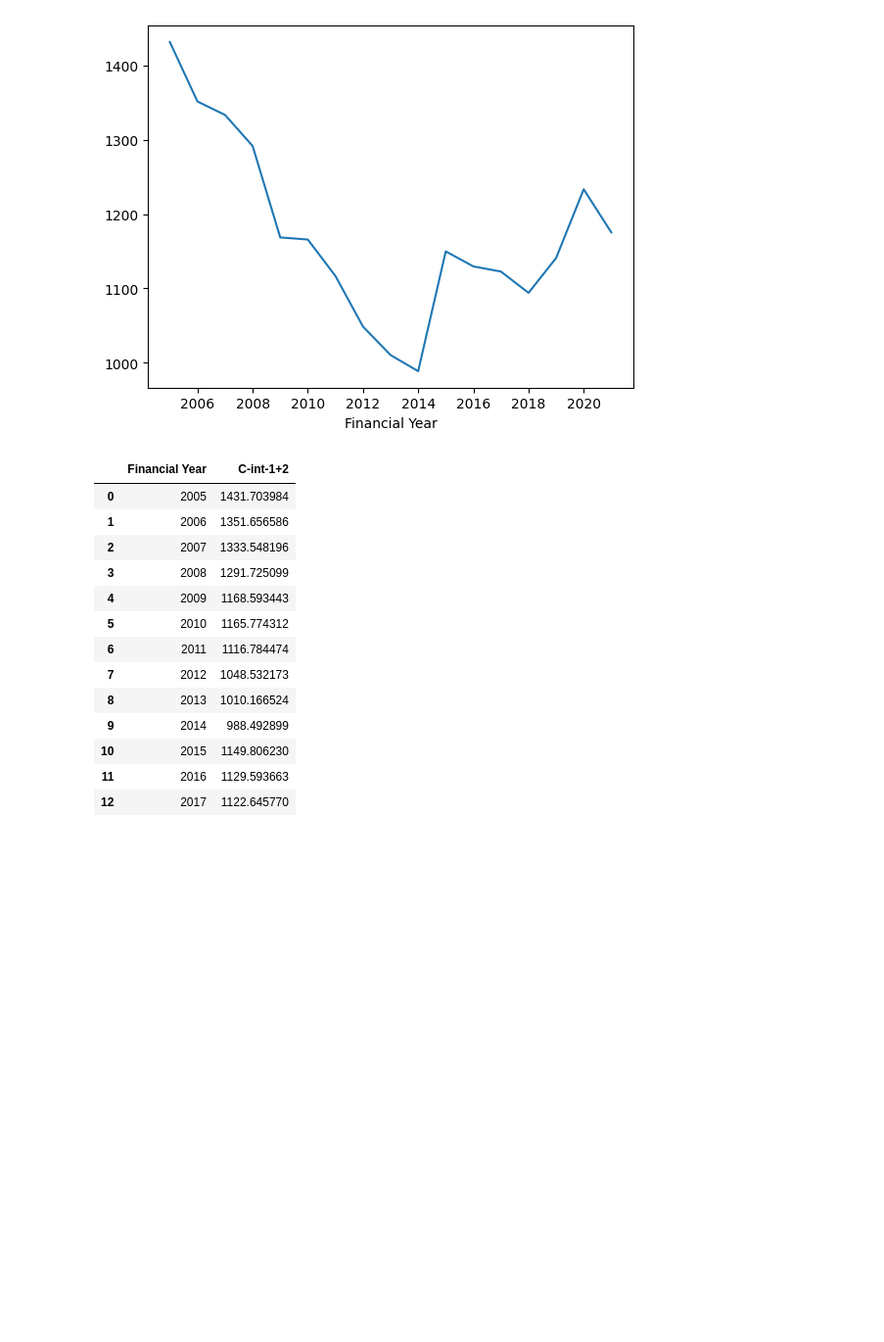
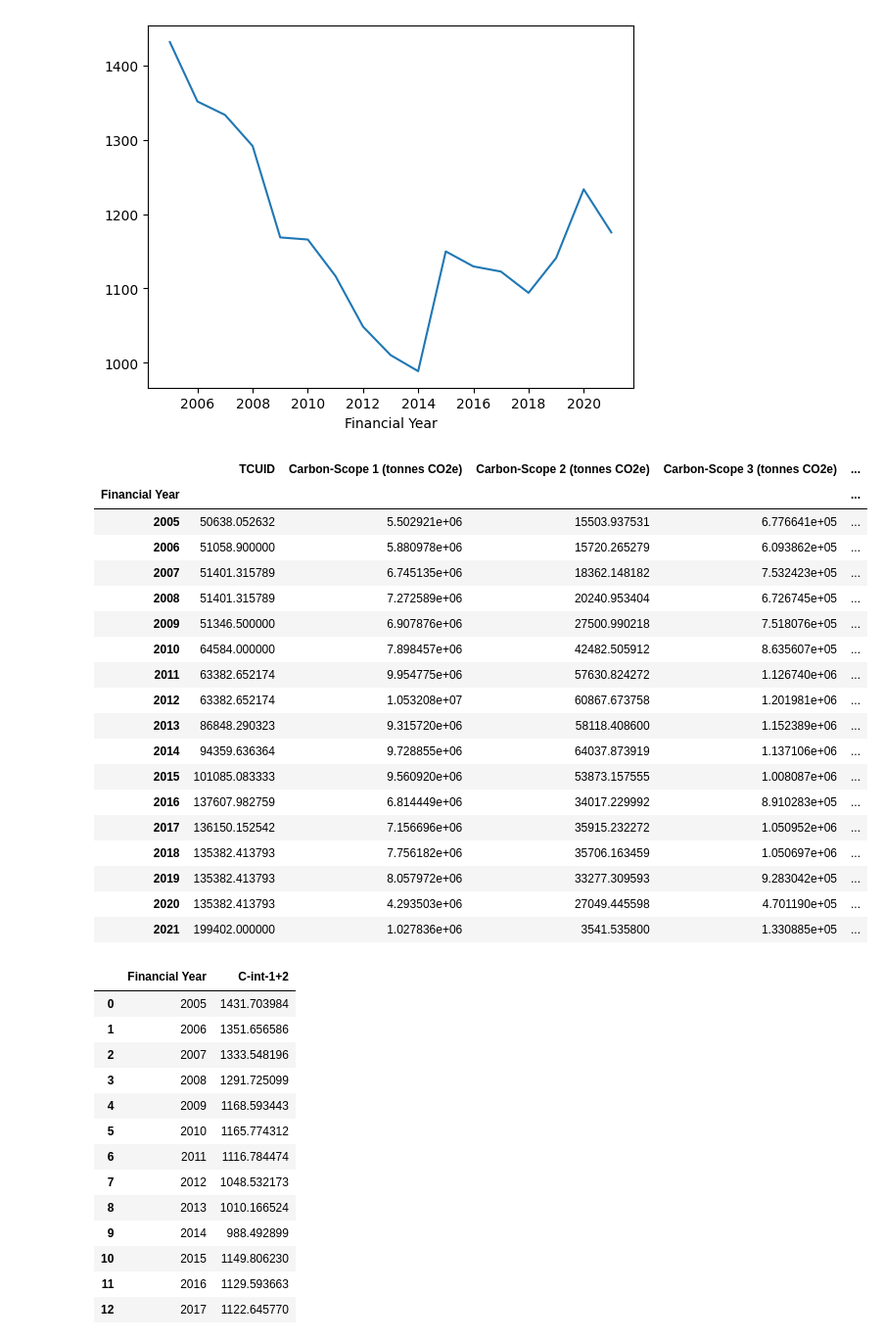
Before and after one commit to leocmcheung/carbon-forecast, a Jupyter notebook: notebooks/leo-D2.ipynb, the cells around one changed output. Shown at 98% size. Saved outputs shown, nothing was run; the diff lists cells and outputs as text; code cells hidden in the pictures; blank space fills up the shorter version.

```diff
--- a/notebooks/leo-D2.ipynb
+++ b/notebooks/leo-D2.ipynb
@@ -105,3 +113,25 @@ from darts import TimeSeries
+# %%
+airline_by_yr
+# %% [output]
+|  | TCUID | Carbon-Scope 1 (tonnes CO2e) | Carbon-Scope 2 (tonnes CO2e) | Carbon-Scope 3 (tonnes CO2e) | ... |
+| Financial Year |  |  |  |  | ... |
+| 2005 | 50638.052632 | 5.502921e+06 | 15503.937531 | 6.776641e+05 | ... |
+| 2006 | 51058.900000 | 5.880978e+06 | 15720.265279 | 6.093862e+05 | ... |
+| 2007 | 51401.315789 | 6.745135e+06 | 18362.148182 | 7.532423e+05 | ... |
+| 2008 | 51401.315789 | 7.272589e+06 | 20240.953404 | 6.726745e+05 | ... |
+| 2009 | 51346.500000 | 6.907876e+06 | 27500.990218 | 7.518076e+05 | ... |
+| 2010 | 64584.000000 | 7.898457e+06 | 42482.505912 | 8.635607e+05 | ... |
+| 2011 | 63382.652174 | 9.954775e+06 | 57630.824272 | 1.126740e+06 | ... |
+| 2012 | 63382.652174 | 1.053208e+07 | 60867.673758 | 1.201981e+06 | ... |
+| 2013 | 86848.290323 | 9.315720e+06 | 58118.408600 | 1.152389e+06 | ... |
+| 2014 | 94359.636364 | 9.728855e+06 | 64037.873919 | 1.137106e+06 | ... |
+| 2015 | 101085.083333 | 9.560920e+06 | 53873.157555 | 1.008087e+06 | ... |
+| 2016 | 137607.982759 | 6.814449e+06 | 34017.229992 | 8.910283e+05 | ... |
+| 2017 | 136150.152542 | 7.156696e+06 | 35915.232272 | 1.050952e+06 | ... |
+| 2018 | 135382.413793 | 7.756182e+06 | 35706.163459 | 1.050697e+06 | ... |
+| 2019 | 135382.413793 | 8.057972e+06 | 33277.309593 | 9.283042e+05 | ... |
+| 2020 | 135382.413793 | 4.293503e+06 | 27049.445598 | 4.701190e+05 | ... |
+| 2021 | 199402.000000 | 1.027836e+06 | 3541.535800 | 1.330885e+05 | ... |
 # %%
 tmp = airline_by_yr["C-int-1+2"].reset_index()
 tmp
```
Also changed, not shown: parts of 13 cells of this notebook, 1 other file.
